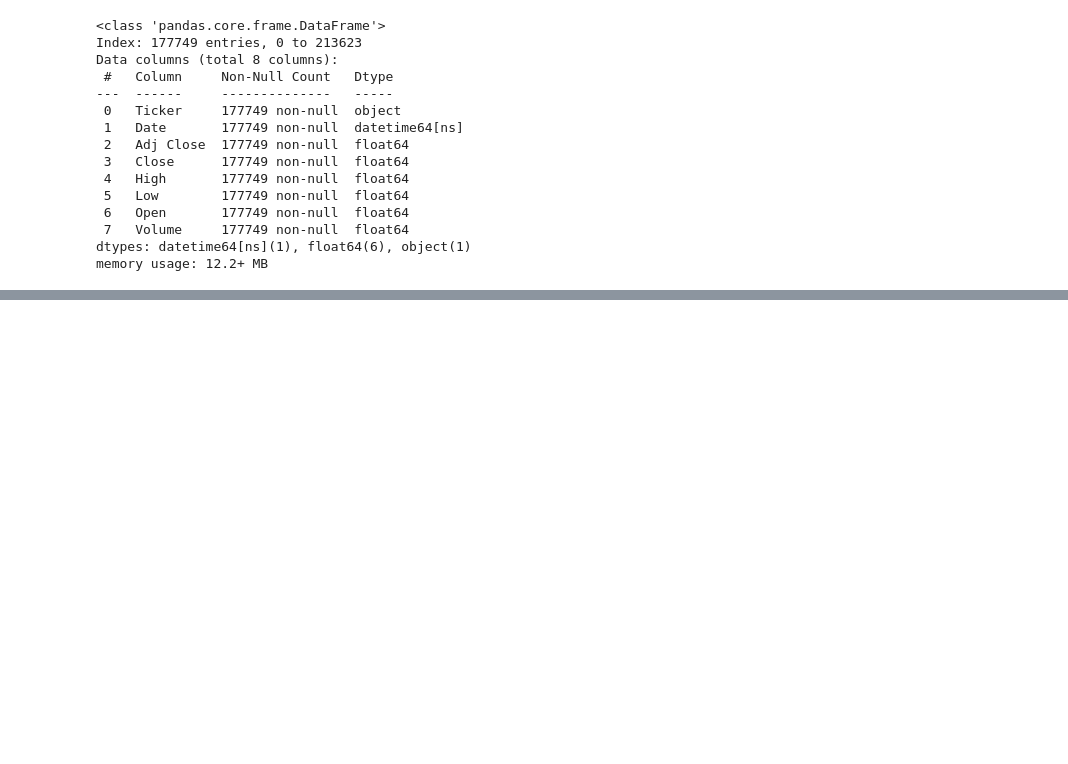
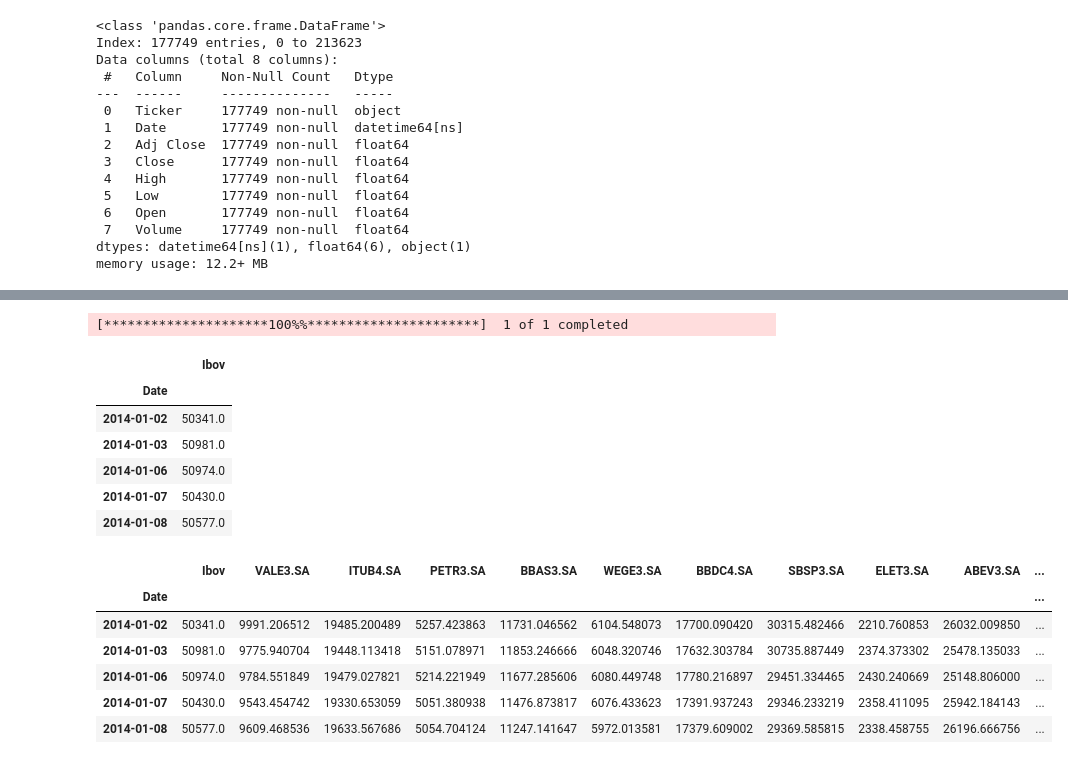
Before and after one commit to YohanMercesR/dashboard-financas, a Jupyter notebook: script_dashboard.ipynb.ipynb, the cells around one changed output, grey strips where cells are left out. Cells and saved outputs as stored; diff of their text form; code cells hidden in the pictures; blank space fills up the shorter version.

```diff
--- a/script_dashboard.ipynb.ipynb
+++ b/script_dashboard.ipynb.ipynb
@@ -181,0 +303,25 @@ memory usage: 12.2+ MB
+# %%
+# Get ibov time series data to use as benchmark
+raw_ibov = yf.download("^BVSP", start="2014-01-01", end="2024-01-01")[["Adj Close"]]
+ibov = raw_ibov.rename(columns={"Adj Close":"Ibov"})
+display(ibov.head())
+
+# Merge with port dataframe
+new_port = pd.merge(ibov, port, how = 'inner', on = 'Date')
+display(new_port.head())
+# %% [output]
+[*********************100%%**********************]  1 of 1 completed
+|  | Ibov |
+| Date |  |
+| 2014-01-02 | 50341.0 |
+| 2014-01-03 | 50981.0 |
+| 2014-01-06 | 50974.0 |
+| 2014-01-07 | 50430.0 |
+| 2014-01-08 | 50577.0 |
+|  | Ibov | VALE3.SA | ITUB4.SA | PETR3.SA | BBAS3.SA | WEGE3.SA | BBDC4.SA | SBSP3.SA | ELET3.SA | ABEV3.SA | ... |
+| Date |  |  |  |  |  |  |  |  |  |  | ... |
+| 2014-01-02 | 50341.0 | 9991.206512 | 19485.200489 | 5257.423863 | 11731.046562 | 6104.548073 | 17700.090420 | 30315.482466 | 2210.760853 | 26032.009850 | ... |
+| 2014-01-03 | 50981.0 | 9775.940704 | 19448.113418 | 5151.078971 | 11853.246666 | 6048.320746 | 17632.303784 | 30735.887449 | 2374.373302 | 25478.135033 | ... |
+| 2014-01-06 | 50974.0 | 9784.551849 | 19479.027821 | 5214.221949 | 11677.285606 | 6080.449748 | 17780.216897 | 29451.334465 | 2430.240669 | 25148.806000 | ... |
+| 2014-01-07 | 50430.0 | 9543.454742 | 19330.653059 | 5051.380938 | 11476.873817 | 6076.433623 | 17391.937243 | 29346.233219 | 2358.411095 | 25942.184143 | ... |
+| 2014-01-08 | 50577.0 | 9609.468536 | 19633.567686 | 5054.704124 | 11247.141647 | 5972.013581 | 17379.609002 | 29369.585815 | 2338.458755 | 26196.666756 | ... |
```
Also changed, not shown: parts of 15 cells of this notebook.
